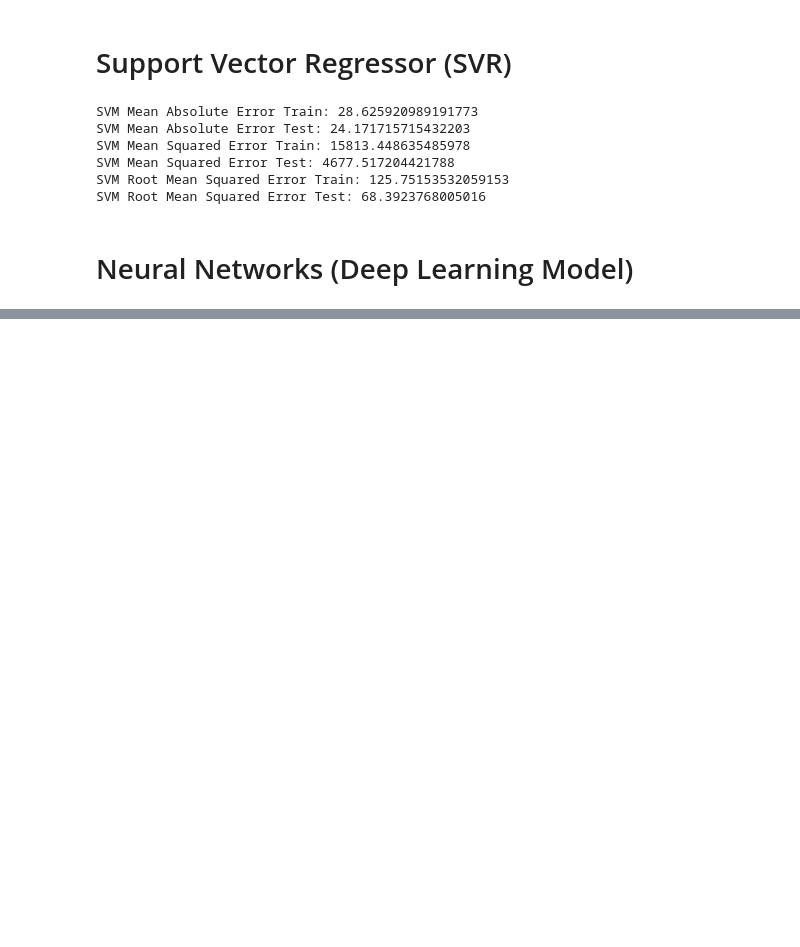
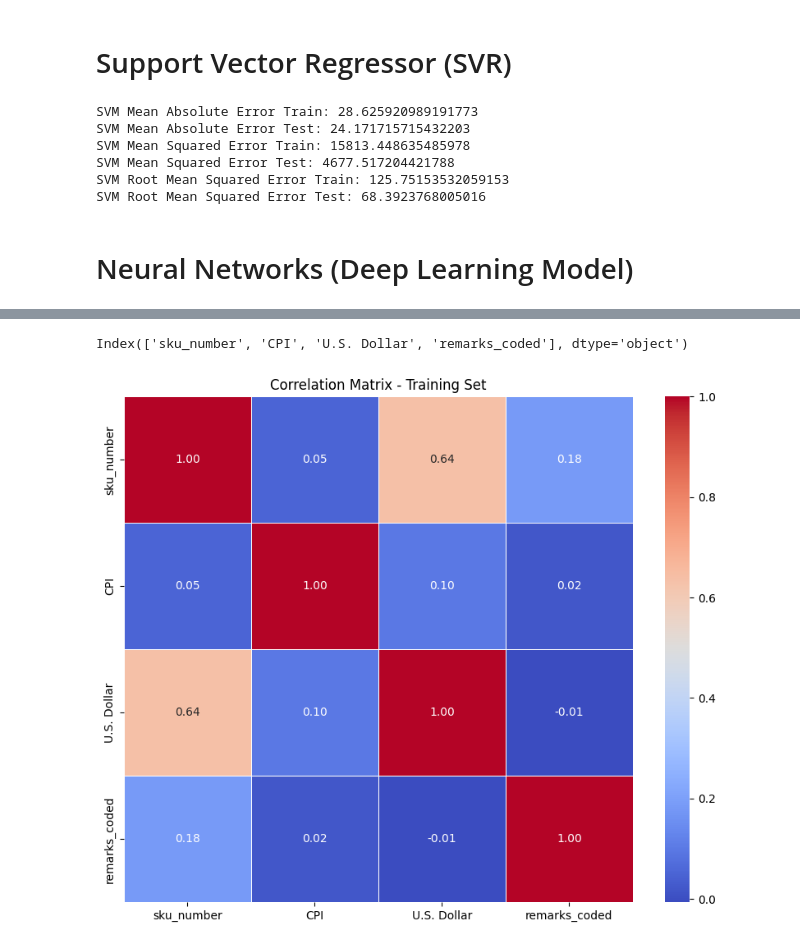
Before and after one commit to NaumanAnwar97/ModelEvaluation, a Jupyter notebook: Model_01.ipynb, the cells around one changed output, grey strips where cells are left out. Cells and saved outputs as stored; diff of their text form; code cells hidden in the pictures; blank space fills up the shorter version.

```diff
--- a/Model_01.ipynb
+++ b/Model_01.ipynb
@@ -375,0 +361,3 @@ Neural Network Root Mean Squared Error: 63.82839087941353
+# %%
+newDf = pd.read_csv('./Sample5.csv')
+newDf.head(5)
@@ -375,0 +371,19 @@ Neural Network Root Mean Squared Error: 63.82839087941353
+# %%
+Dv = newDf['qty_ordered']
+IVs = newDf.drop(['M-Y', 'qty_ordered', 'remarks'], axis = 1)
+IVs.columns
+# %% [output]
+Index(['sku_number', 'CPI', 'U.S. Dollar', 'remarks_coded'], dtype='object')
+# %%
+X_trn, X_tst, y_trn, y_tst = train_test_split(IVs, Dv, test_size=0.3, random_state=122)
+# %%
+# Correlation Matrix
+correlation_matrix = X_trn.corr()
+
+# Plotting the correlation matrix using seaborn's heatmap
+plt.figure(figsize=(10, 8))
+sns.heatmap(correlation_matrix, annot=True, cmap="coolwarm", fmt=".2f", linewidths=0.5)
+plt.title("Correlation Matrix - Training Set")
+plt.show()
+# %% [output]
+[figure, added]
```
Also changed, not shown: parts of 28 cells of this notebook.
